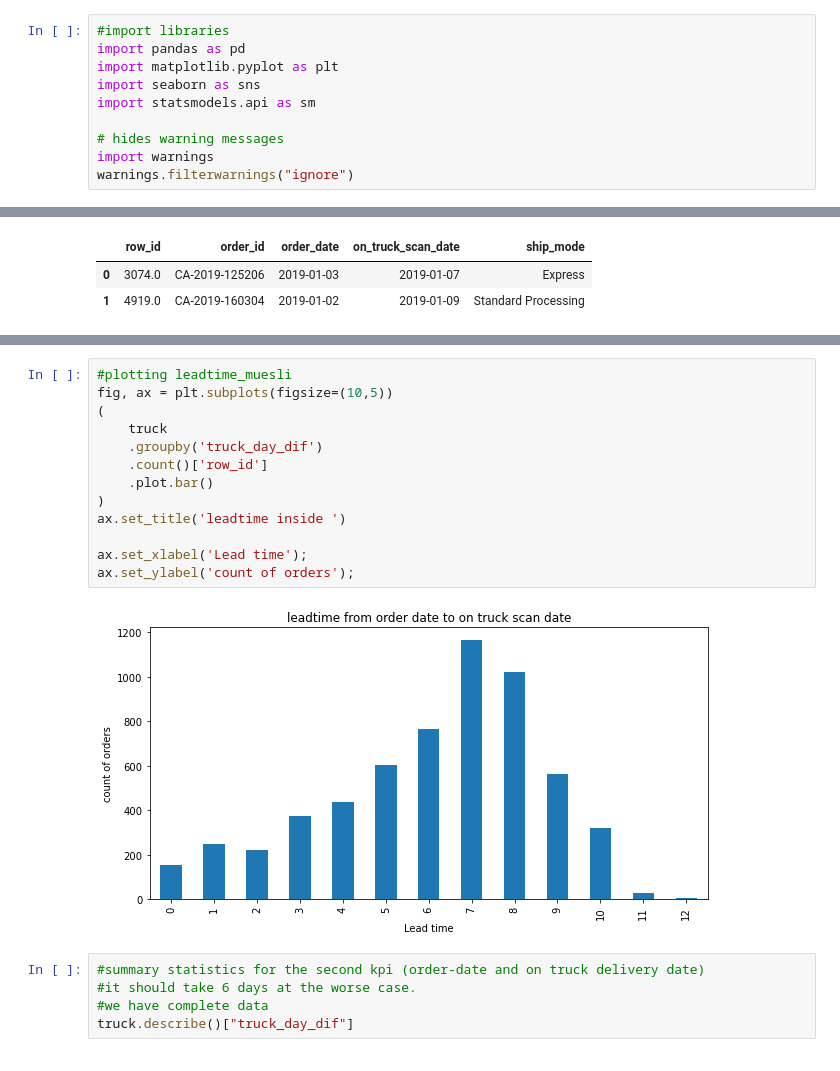
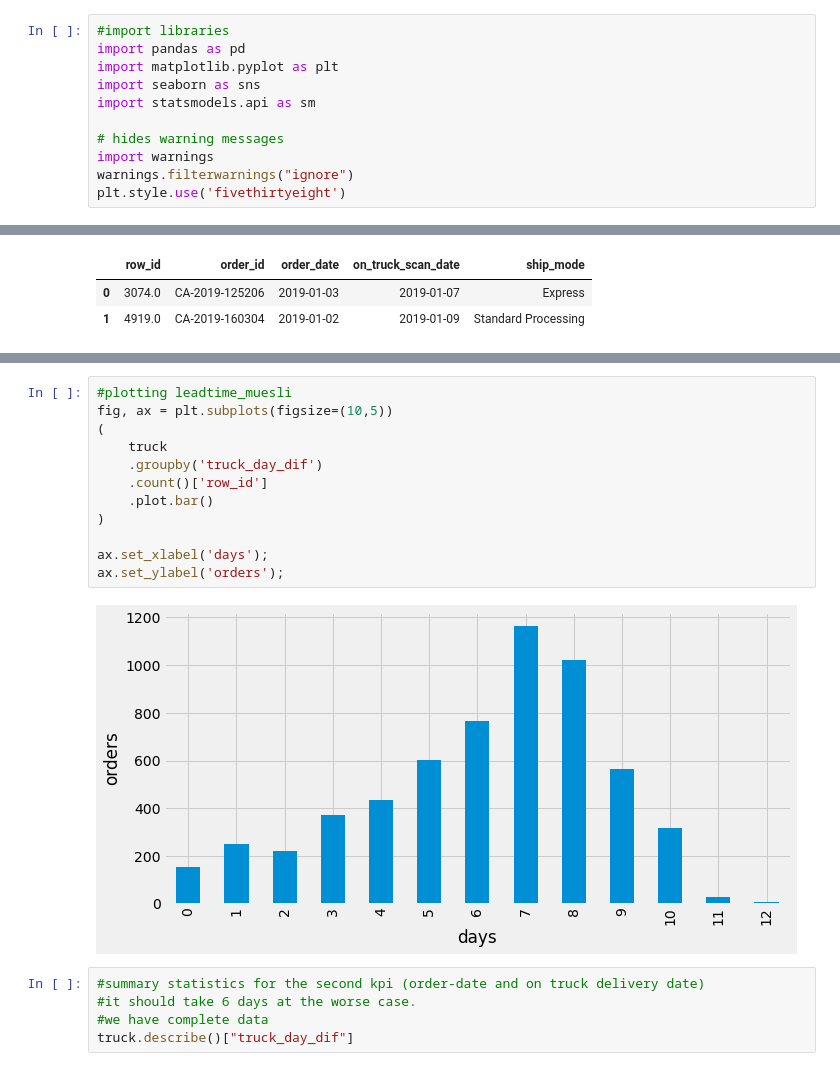
Before and after one commit to linapg/analysis_order_process_muesli_company, a Jupyter notebook: muesli_project.ipynb, the cells around one changed output, grey strips where cells are left out. Drawn from its saved outputs; the diff is of its cells as text.

```diff
--- a/muesli_project.ipynb
+++ b/muesli_project.ipynb
@@ -8,6 +8,7 @@ import statsmodels.api as sm
 # hides warning messages
 import warnings
 warnings.filterwarnings("ignore")
+plt.style.use('fivethirtyeight')
 # %%
 #read data
 orders = pd.read_excel('data/muesli_raw_data.xlsx', header=1) #Sonia needs to change the path
@@ -323,18 +337,17 @@ Name: row_id, dtype: int64
 # %%
 #plotting leadtime_muesli
 fig, ax = plt.subplots(figsize=(10,5))
 (
     truck
     .groupby('truck_day_dif')
     .count()['row_id']
     .plot.bar()
 )
-ax.set_title('leadtime inside ')
 
-ax.set_xlabel('Lead time');
-ax.set_ylabel('count of orders');
+ax.set_xlabel('days');
+ax.set_ylabel('orders');
 # %% [output]
-[figure, old version]
+[figure, new version]
 # %%
 #summary statistics for the second kpi (order-date and on truck delivery date)
 #it should take 6 days at the worse case.
```
Also changed, not shown: parts of 5 cells of this notebook.
